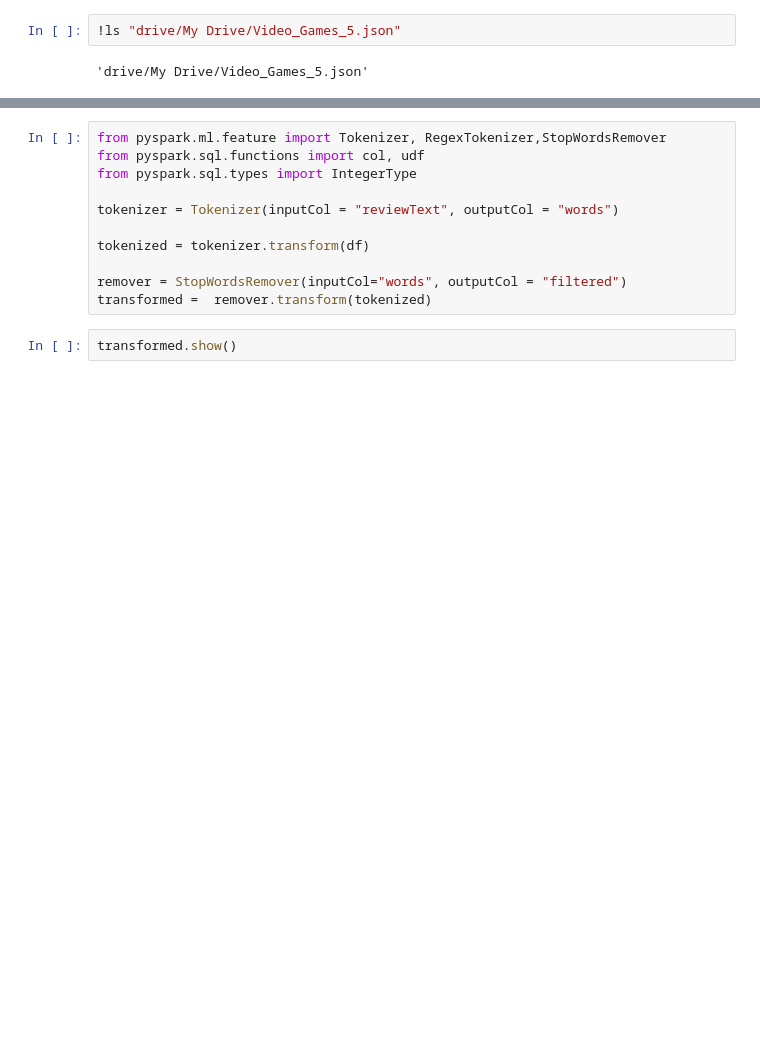
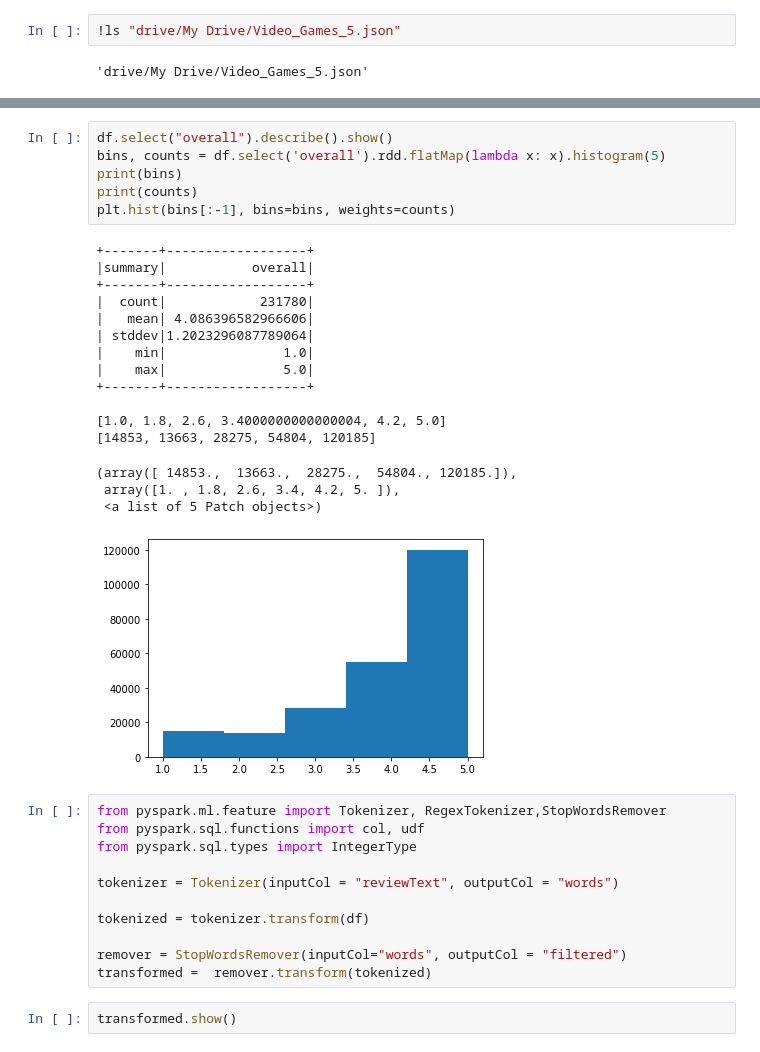
Before and after one commit to doodger/dataScience, a Jupyter notebook: amazonNLP.ipynb, the cells around one changed output, grey strips where cells are left out. Drawn from its saved outputs; the diff is of its cells as text; blank space fills up the shorter version.

```diff
--- a/amazonNLP.ipynb
+++ b/amazonNLP.ipynb
@@ -66,6 +71,29 @@ df.show()
 |0700099867|  [3, 3]|    1.0|DiRT 2 was like t...|11 23, 2013|A29KT7UP7DLM1J|        Peter Ostman|The first one was...|    1385164800|
 +----------+--------+-------+--------------------+-----------+--------------+--------------------+--------------------+--------------+
 only showing top 20 rows
+# %%
+df.select("overall").describe().show()
+bins, counts = df.select('overall').rdd.flatMap(lambda x: x).histogram(5)
+print(bins)
+print(counts)
+plt.hist(bins[:-1], bins=bins, weights=counts)
+# %% [output]
++-------+------------------+
+|summary|           overall|
++-------+------------------+
+|  count|            231780|
+|   mean| 4.086396582966606|
+| stddev|1.2023296087789064|
+|    min|               1.0|
+|    max|               5.0|
++-------+------------------+
+
+[1.0, 1.8, 2.6, 3.4000000000000004, 4.2, 5.0]
+[14853, 13663, 28275, 54804, 120185]
+(array([ 14853.,  13663.,  28275.,  54804., 120185.]),
+ array([1. , 1.8, 2.6, 3.4, 4.2, 5. ]),
+ <a list of 5 Patch objects>)
+[figure, added]
 # %%
 from pyspark.ml.feature import Tokenizer, RegexTokenizer,StopWordsRemover
 from pyspark.sql.functions import col, udf
```
Also changed, not shown: parts of 8 cells of this notebook.
